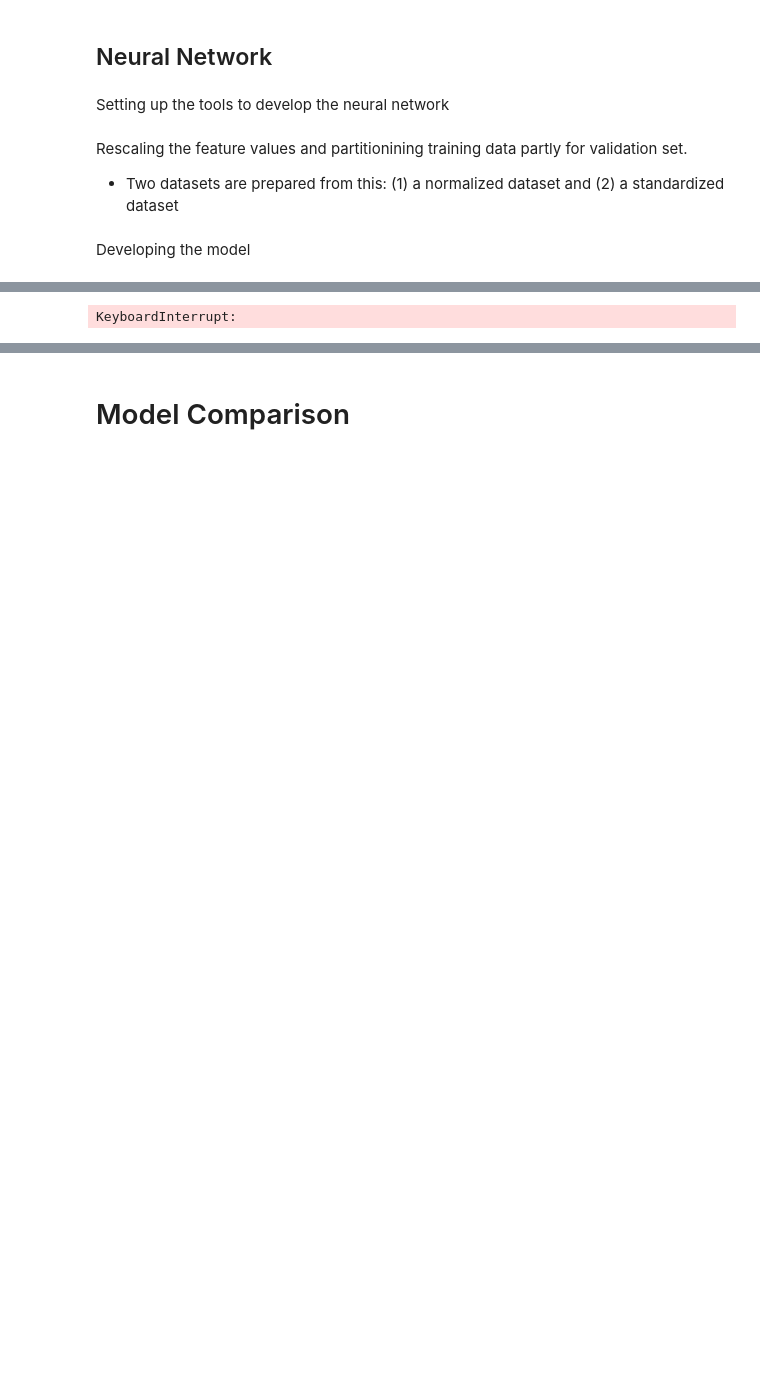
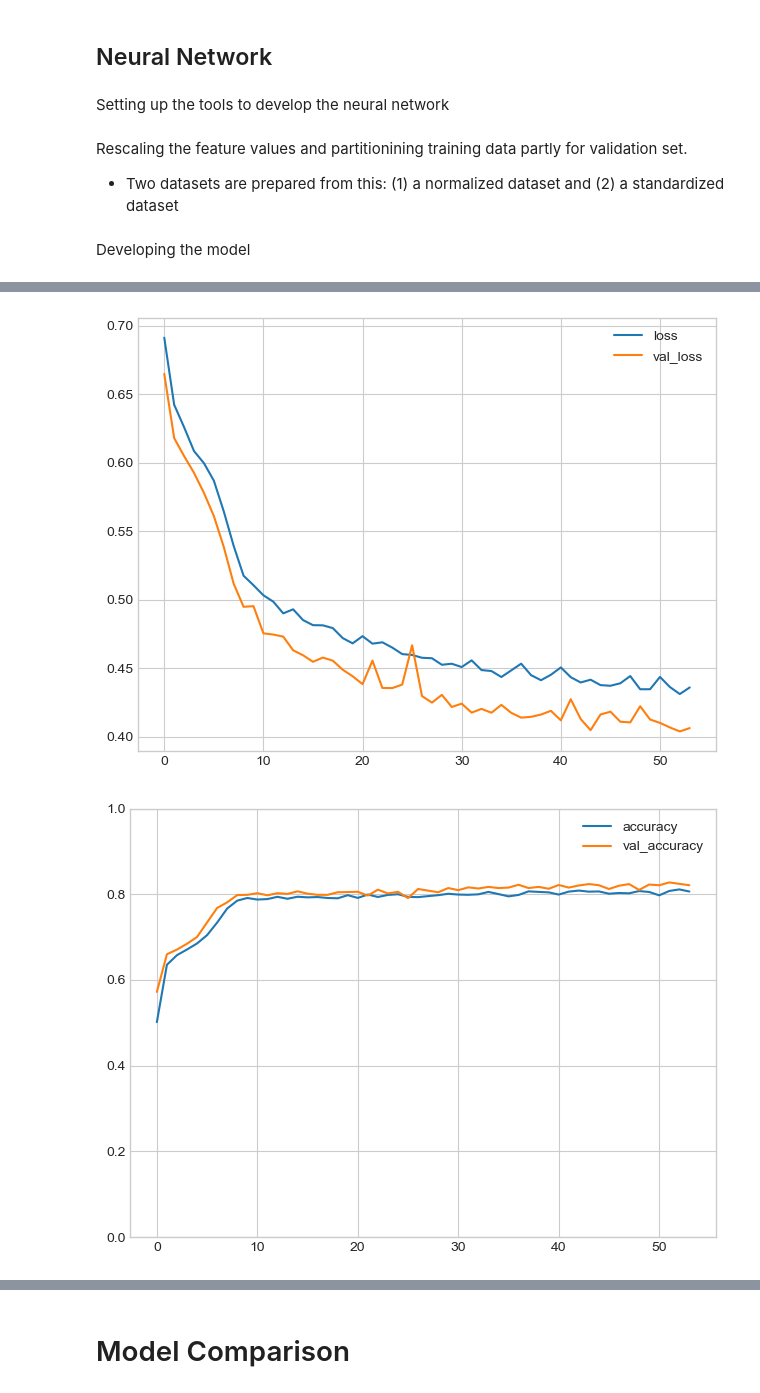
Before and after one commit to Kairos5106/stroke-predictor-machine-learning, a Jupyter notebook: stroke_prediction.ipynb, the cells around one changed output, grey strips where cells are left out. Cells and saved outputs as stored; diff of their text form; code cells hidden in the pictures; blank space fills up the shorter version.

```diff
--- a/stroke_prediction.ipynb
+++ b/stroke_prediction.ipynb
@@ -735,6 +735,7 @@ plt.rc('animation', html='html5')
 def plot_learning_curve(history):
     history = pd.DataFrame(history.history)
     history.loc[0:, ['loss', 'val_loss']].plot()
+    history.loc[0:, ['accuracy', 'val_accuracy']].plot(ylim=(0,1))
     print("Minimum validation loss: {:0.4f}".format(history['val_loss'].min()))
 # %% [markdown]
 Rescaling the feature values and partitionining training data partly for validation set.
@@ -760,16 +761,17 @@ feature_dim = X_train_nn.shape[1]
 
 early_stop = callbacks.EarlyStopping(
                 min_delta=0.001, # amount of change in loss to execute early stopping
-                patience=5, # number of epochs to wait for before early stopping
+                patience=10, # number of epochs to wait for before early stopping
                 restore_best_weights=True, # change the best weights before overfitting occurs
 )
 
 neural_network = keras.Sequential([
-                    layers.Dense(512, activation='relu', input_shape=[feature_dim]),
+                    layers.Dense(2, activation='sigmoid', input_shape=[feature_dim]),
+                    layers.Dense(1024, activation='relu'),
                     layers.Dense(256, activation='relu'),
                     layers.Dense(128, activation='relu'),
                     layers.Dense(32, activation='relu'),
-                    layers.Dense(2, activation='relu'),
+                    layers.Dense(4, activation='relu'),
                     layers.Dropout(rate=0.3),
                     layers.Dense(1, activation='sigmoid'),
 ])
@@ -779,8 +781,8 @@ neural_network.compile(loss='binary_crossentropy', optimizer='adam', metrics=['a
 history_nn = neural_network.fit(
                     x=X_train_nn, y=y_train_nn,
                     validation_data=(X_valid_nn, y_valid_nn),
-                    batch_size=1,
-                    epochs=50,
+                    batch_size=64,
+                    epochs=200,
                     verbose=1,
                     callbacks=[early_stop],
 
@@ -798 +810,2 @@ Epoch 4/50
-KeyboardInterrupt:
+[figure, added]
+[figure, added]
```
Also changed, not shown: parts of 6 cells of this notebook.
